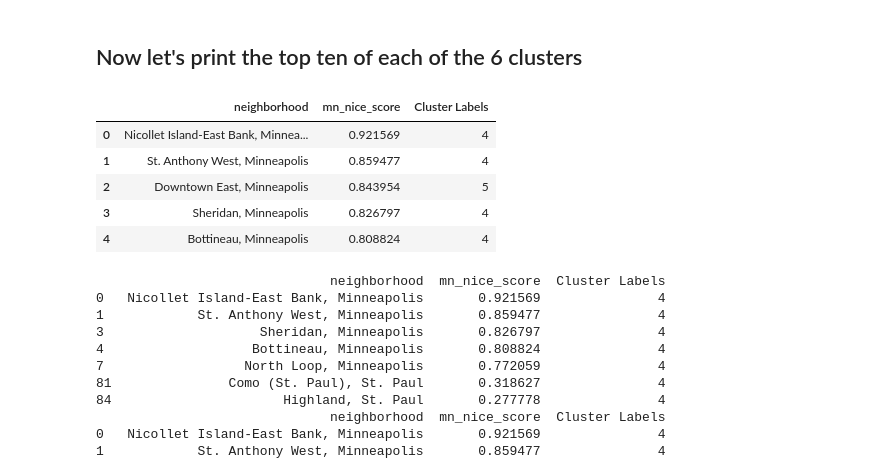
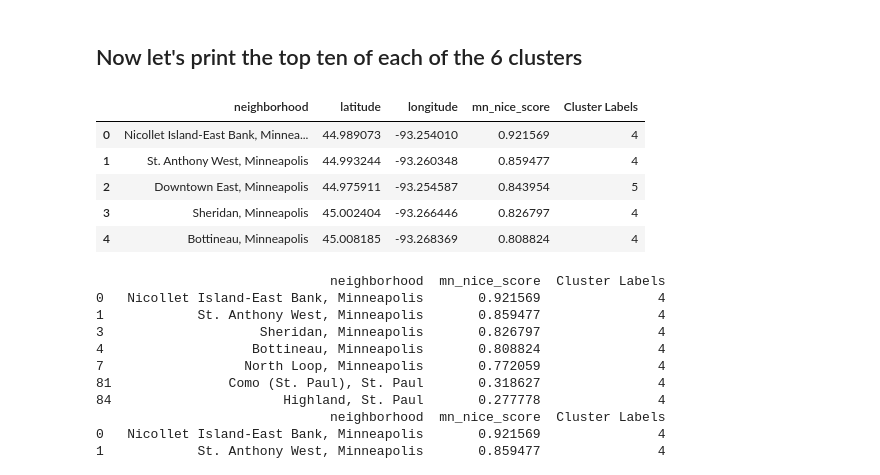
Before and after one commit to michaelmcanally/MinnesotaNice, a Jupyter notebook: Minnesota Nicest Data Sources.ipynb, the cells around one changed output. Cells and saved outputs as stored; diff of their text form; code cells hidden in the pictures.

```diff
--- a/Minnesota Nicest Data Sources.ipynb
+++ b/Minnesota Nicest Data Sources.ipynb
@@ -975,16 +975,16 @@ MSP_Analyzed_DF.head()
 # %% [markdown]
 ## Now let's print the top ten of each of the 6 clusters
 # %%
-MSP_Analyzed_DF_top10 = MSP_Analyzed_DF[['neighborhood', 'mn_nice_score', 'Cluster Labels']]
+MSP_Analyzed_DF_top10 = MSP_Analyzed_DF[['neighborhood', 'latitude', 'longitude', 'mn_nice_score', 'Cluster Labels']]
 
 MSP_Analyzed_DF_top10.head()
 # %% [output]
-|  | neighborhood | mn_nice_score | Cluster Labels |
-| 0 | Nicollet Island-East Bank, Minnea... | 0.921569 | 4 |
-| 1 | St. Anthony West, Minneapolis | 0.859477 | 4 |
-| 2 | Downtown East, Minneapolis | 0.843954 | 5 |
-| 3 | Sheridan, Minneapolis | 0.826797 | 4 |
-| 4 | Bottineau, Minneapolis | 0.808824 | 4 |
+|  | neighborhood | latitude | longitude | mn_nice_score | Cluster Labels |
+| 0 | Nicollet Island-East Bank, Minnea... | 44.989073 | -93.254010 | 0.921569 | 4 |
+| 1 | St. Anthony West, Minneapolis | 44.993244 | -93.260348 | 0.859477 | 4 |
+| 2 | Downtown East, Minneapolis | 44.975911 | -93.254587 | 0.843954 | 5 |
+| 3 | Sheridan, Minneapolis | 45.002404 | -93.266446 | 0.826797 | 4 |
+| 4 | Bottineau, Minneapolis | 45.008185 | -93.268369 | 0.808824 | 4 |
 # %%
 for cluster in MSP_Analyzed_DF_top10['Cluster Labels'] :
     temp = MSP_Analyzed_DF_top10.loc[MSP_Analyzed_DF_top10['Cluster Labels'] == cluster]
```
Also changed, not shown: parts of 18 cells of this notebook.
